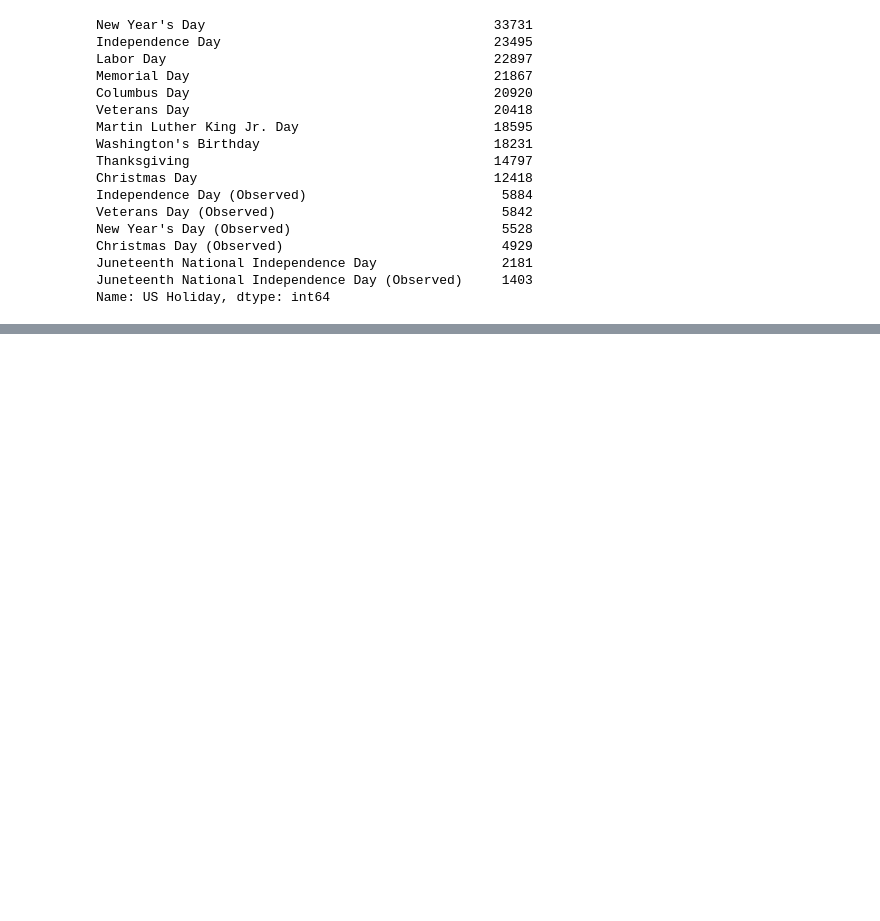
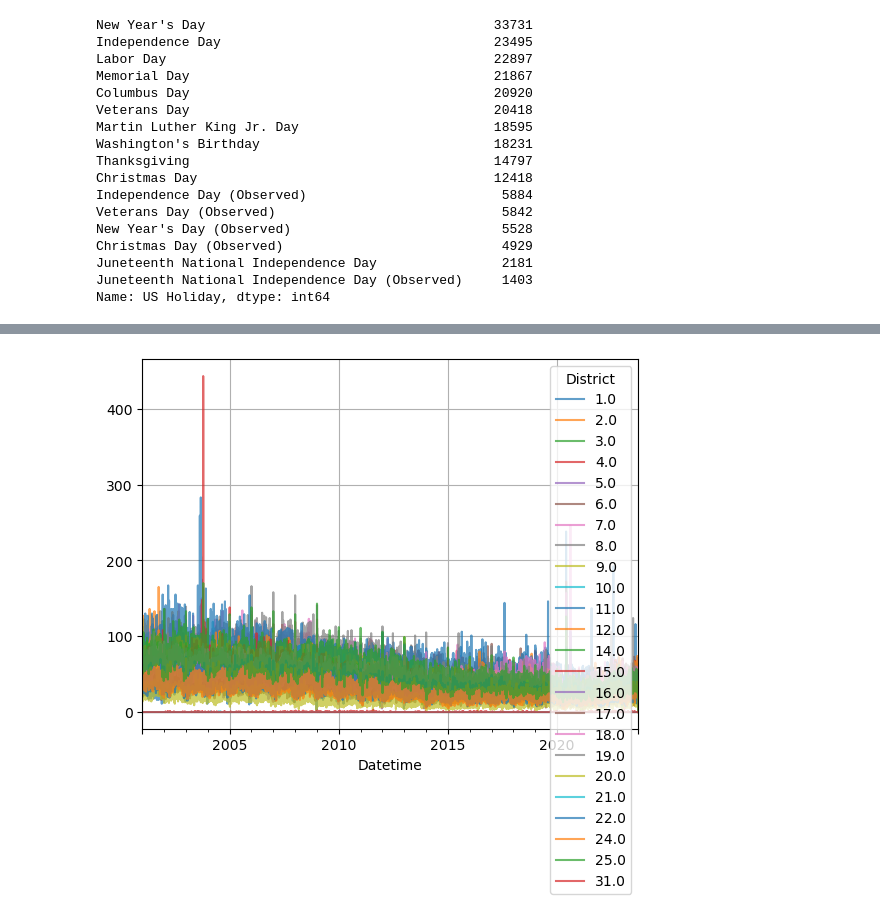
Before and after one commit to valmazan/Project-4---Part-1, a Jupyter notebook: Project 4 - Part 1.ipynb, the cells around one changed output, grey strips where cells are left out. Drawn from its saved outputs; the diff is of its cells as text; code cells hidden in the pictures; blank space fills up the shorter version.

```diff
--- a/Project 4 - Part 1.ipynb
+++ b/Project 4 - Part 1.ipynb
@@ -392,0 +418,3 @@ chicago_final.plot()
+# %%
+df_police = chicago_final.copy()
+df_police
@@ -392,0 +451,3 @@ chicago_final.plot()
+# %%
+district  = df_police.groupby('District').resample("D").size()
+district
@@ -392,0 +468,3 @@ chicago_final.plot()
+# %%
+district_unstacked = district.unstack(level=0)
+district_unstacked
@@ -392,0 +506,3 @@ chicago_final.plot()
+# %%
+district_unstacked = district_unstacked.fillna(0)
+district_unstacked
@@ -392,0 +524,4 @@ chicago_final.plot()
+# %%
+district_unstacked.plot(grid=True, alpha=0.7);
+# %% [output]
+[figure, added]
```
Also changed, not shown: parts of 19 cells of this notebook.
